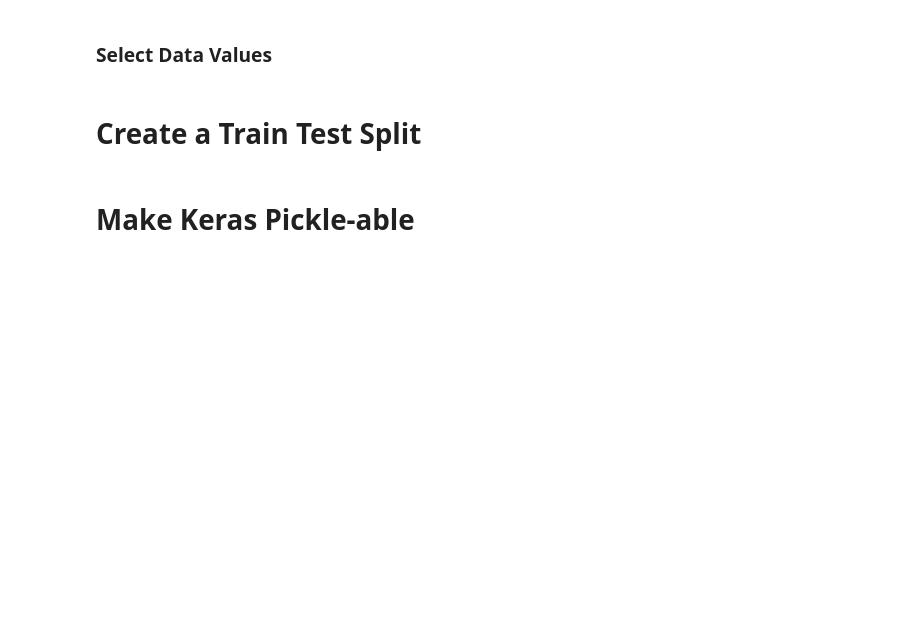
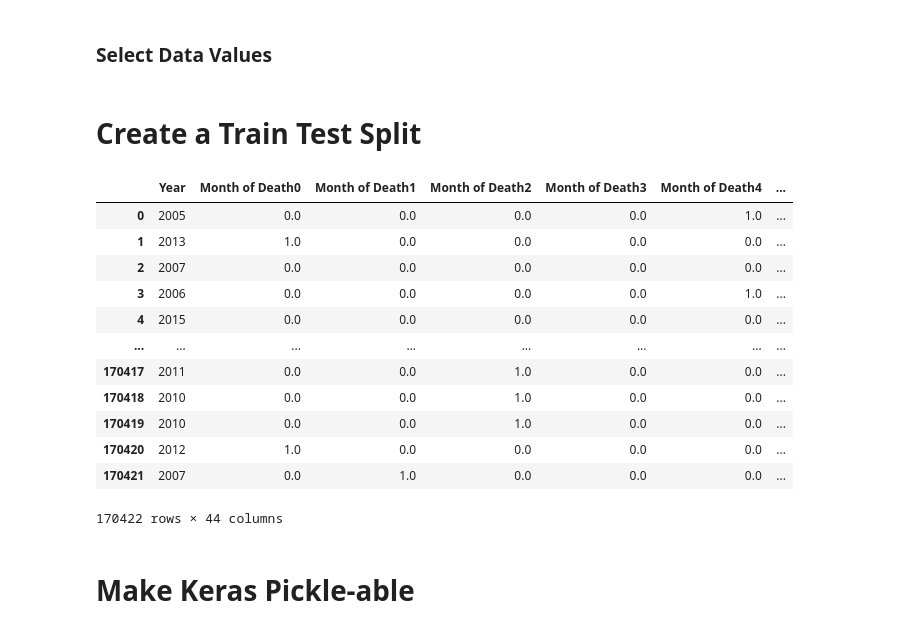
Before and after one commit to Rob-Ottogalli/Project-3-COD-Predictors, a Jupyter notebook: Neural_Network_Trained_Models/Neural_Net_Model_1_External_Causes.ipynb, the cells around one changed output. Drawn from its saved outputs; the diff is of its cells as text; code cells hidden in the pictures; blank space fills up the shorter version.

```diff
--- a/Neural_Network_Trained_Models/Neural_Net_Model_1_External_Causes.ipynb
+++ b/Neural_Network_Trained_Models/Neural_Net_Model_1_External_Causes.ipynb
@@ -263,6 +263,22 @@ X_train_resample, y_train_resample = RandomUnderSampler().fit_resample(X_train,
 
 X_test_resample, y_test_resample = RandomUnderSampler().fit_resample(X_test, y_test)
 # X_test_resample = StandardScaler().fit_transform(X_test_resample)
+# %%
+X_train_resample
+# %% [output]
+|  | Year | Month of Death0 | Month of Death1 | Month of Death2 | Month of Death3 | Month of Death4 | ... |
+| 0 | 2005 | 0.0 | 0.0 | 0.0 | 0.0 | 1.0 | ... |
+| 1 | 2013 | 1.0 | 0.0 | 0.0 | 0.0 | 0.0 | ... |
+| 2 | 2007 | 0.0 | 0.0 | 0.0 | 0.0 | 0.0 | ... |
+| 3 | 2006 | 0.0 | 0.0 | 0.0 | 0.0 | 1.0 | ... |
+| 4 | 2015 | 0.0 | 0.0 | 0.0 | 0.0 | 0.0 | ... |
+| ... | ... | ... | ... | ... | ... | ... | ... |
+| 170417 | 2011 | 0.0 | 0.0 | 1.0 | 0.0 | 0.0 | ... |
+| 170418 | 2010 | 0.0 | 0.0 | 1.0 | 0.0 | 0.0 | ... |
+| 170419 | 2010 | 0.0 | 0.0 | 1.0 | 0.0 | 0.0 | ... |
+| 170420 | 2012 | 1.0 | 0.0 | 0.0 | 0.0 | 0.0 | ... |
+| 170421 | 2007 | 0.0 | 1.0 | 0.0 | 0.0 | 0.0 | ... |
+170422 rows × 44 columns
 # %% [markdown]
 # Make Keras Pickle-able
 # %% [markdown]
```
Also changed, not shown: 1 other file.
